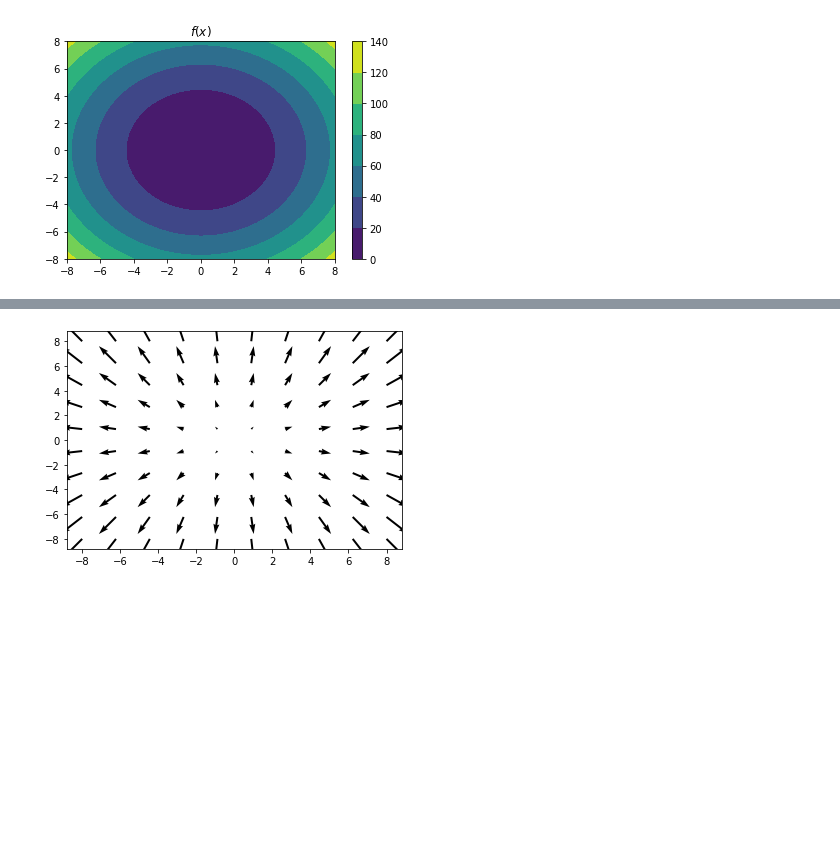
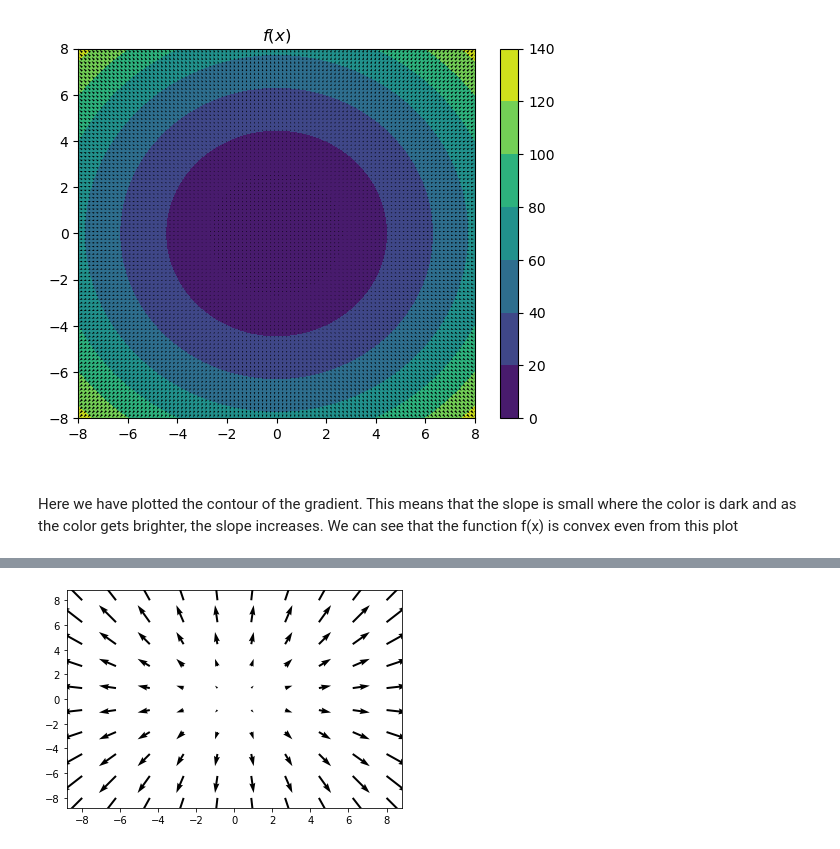
Before and after one commit to Edward484/OptimizationClassUB, a Jupyter notebook: project2/pract2.ipynb, the cells around one changed output, grey strips where cells are left out. Drawn from its saved outputs; the diff is of its cells as text; code cells hidden in the pictures; blank space fills up the shorter version.

Commit message:
added a few comments to 1.1 and the gradient descent method to 1.1

```diff
--- a/project2/pract2.ipynb
+++ b/project2/pract2.ipynb
@@ -14,19 +20,25 @@ $
 # %%
-import numpy as np
-import matplotlib.pyplot as plt
+
 
 # Countour plot of fA(x)
 x = np.linspace(-8.0, 8.0, 100)
 y = np.linspace(-8.0, 8.0, 100)
 X, Y = np.meshgrid(x, y)
 Z = X**2 + Y**2
 fig,ax=plt.subplots(1,1)
 cp = ax.contourf(X, Y, Z)
 fig.colorbar(cp)
 ax.set_title('$f(x)$')
+u = 2*X
+v = 2*Y
+
+plt.quiver(x,y,u,v)
 plt.show()
 # %% [output]
-[figure, old version]
+[figure, new version]
+# %% [markdown]
+#####
+Here we have plotted the contour of the gradient. This means that the slope is small where the color is dark and as the color gets brighter, the slope increases. We can see that the function f(x) is convex even from this plot
 # %%
 from turtle import color
 
```
Also changed, not shown: parts of 9 cells of this notebook, 1 other file.
